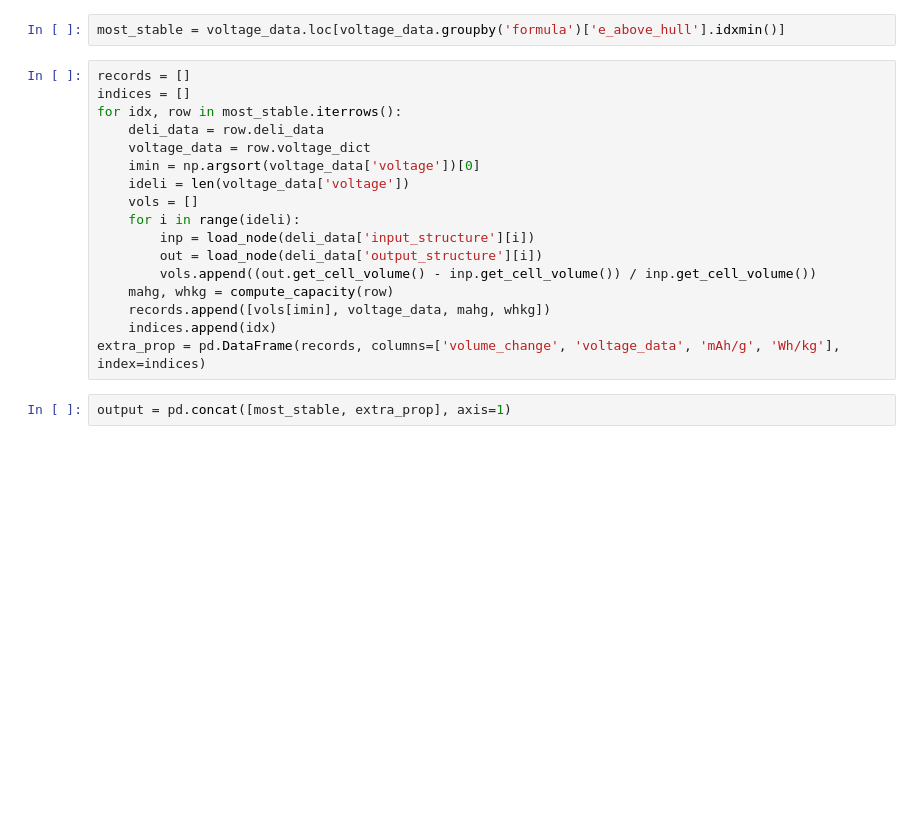
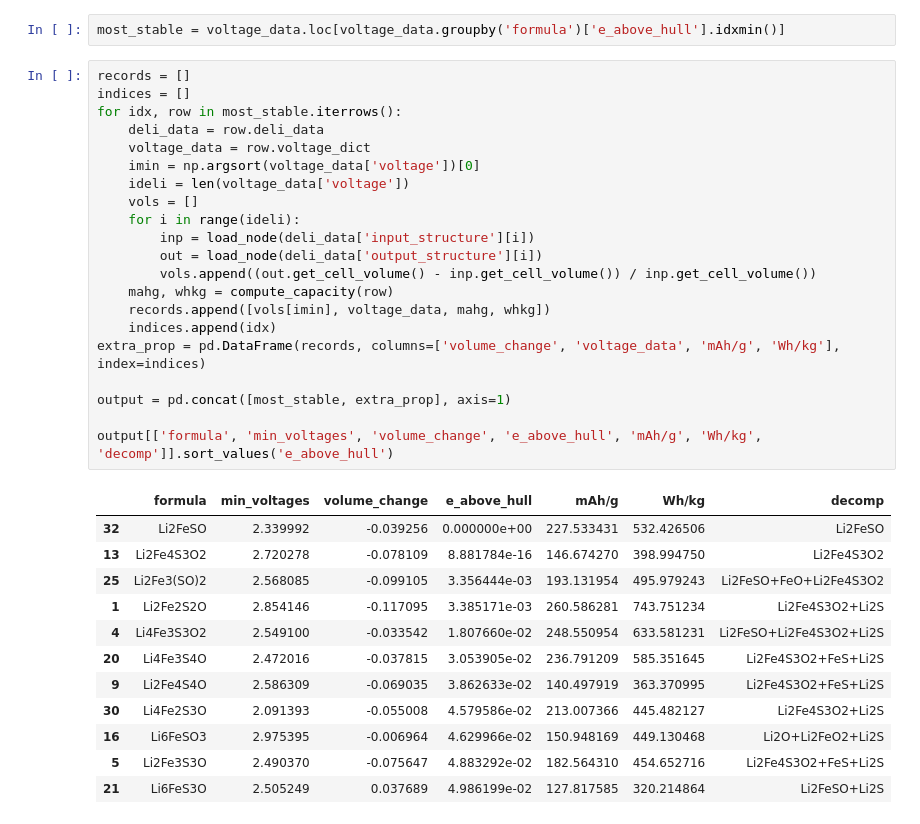
Before and after one commit to SMTG-Bham/Li-Fe-S-O-oxysulphides, a Jupyter notebook: noteboooks/delithiate.ipynb, the cells around one changed output. Saved outputs shown, nothing was run; the diff lists cells and outputs as text; blank space fills up the shorter version.

```diff
--- a/noteboooks/delithiate.ipynb
+++ b/noteboooks/delithiate.ipynb
@@ -315,19 +104,34 @@ most_stable = voltage_data.loc[voltage_data.groupby('formula')['e_above_hull'].i
 # %%
 records = []
 indices = []
 for idx, row in most_stable.iterrows():
     deli_data = row.deli_data
     voltage_data = row.voltage_dict
     imin = np.argsort(voltage_data['voltage'])[0]
     ideli = len(voltage_data['voltage'])
     vols = []
     for i in range(ideli):
         inp = load_node(deli_data['input_structure'][i])
         out = load_node(deli_data['output_structure'][i])
         vols.append((out.get_cell_volume() - inp.get_cell_volume()) / inp.get_cell_volume())
     mahg, whkg = compute_capacity(row)
     records.append([vols[imin], voltage_data, mahg, whkg])
     indices.append(idx)
 extra_prop = pd.DataFrame(records, columns=['volume_change', 'voltage_data', 'mAh/g', 'Wh/kg'], index=indices)
+
+output = pd.concat([most_stable, extra_prop], axis=1)
+
+output[['formula', 'min_voltages', 'volume_change', 'e_above_hull', 'mAh/g', 'Wh/kg', 'decomp']].sort_values('e_above_hull')
+# %% [output]
+|  | formula | min_voltages | volume_change | e_above_hull | mAh/g | Wh/kg | decomp |
+| 32 | Li2FeSO | 2.339992 | -0.039256 | 0.000000e+00 | 227.533431 | 532.426506 | Li2FeSO |
+| 13 | Li2Fe4S3O2 | 2.720278 | -0.078109 | 8.881784e-16 | 146.674270 | 398.994750 | Li2Fe4S3O2 |
+| 25 | Li2Fe3(SO)2 | 2.568085 | -0.099105 | 3.356444e-03 | 193.131954 | 495.979243 | Li2FeSO+FeO+Li2Fe4S3O2 |
+| 1 | Li2Fe2S2O | 2.854146 | -0.117095 | 3.385171e-03 | 260.586281 | 743.751234 | Li2Fe4S3O2+Li2S |
+| 4 | Li4Fe3S3O2 | 2.549100 | -0.033542 | 1.807660e-02 | 248.550954 | 633.581231 | Li2FeSO+Li2Fe4S3O2+Li2S |
+| 20 | Li4Fe3S4O | 2.472016 | -0.037815 | 3.053905e-02 | 236.791209 | 585.351645 | Li2Fe4S3O2+FeS+Li2S |
+| 9 | Li2Fe4S4O | 2.586309 | -0.069035 | 3.862633e-02 | 140.497919 | 363.370995 | Li2Fe4S3O2+FeS+Li2S |
+| 30 | Li4Fe2S3O | 2.091393 | -0.055008 | 4.579586e-02 | 213.007366 | 445.482127 | Li2Fe4S3O2+Li2S |
+| 16 | Li6FeSO3 | 2.975395 | -0.006964 | 4.629966e-02 | 150.948169 | 449.130468 | Li2O+Li2FeO2+Li2S |
+| 5 | Li2Fe3S3O | 2.490370 | -0.075647 | 4.883292e-02 | 182.564310 | 454.652716 | Li2Fe4S3O2+FeS+Li2S |
+| 21 | Li6FeS3O | 2.505249 | 0.037689 | 4.986199e-02 | 127.817585 | 320.214864 | Li2FeSO+Li2S |
-# %%
-output = pd.concat([most_stable, extra_prop], axis=1)
```
Also changed, not shown: parts of 35 cells of this notebook, 5 other files.
